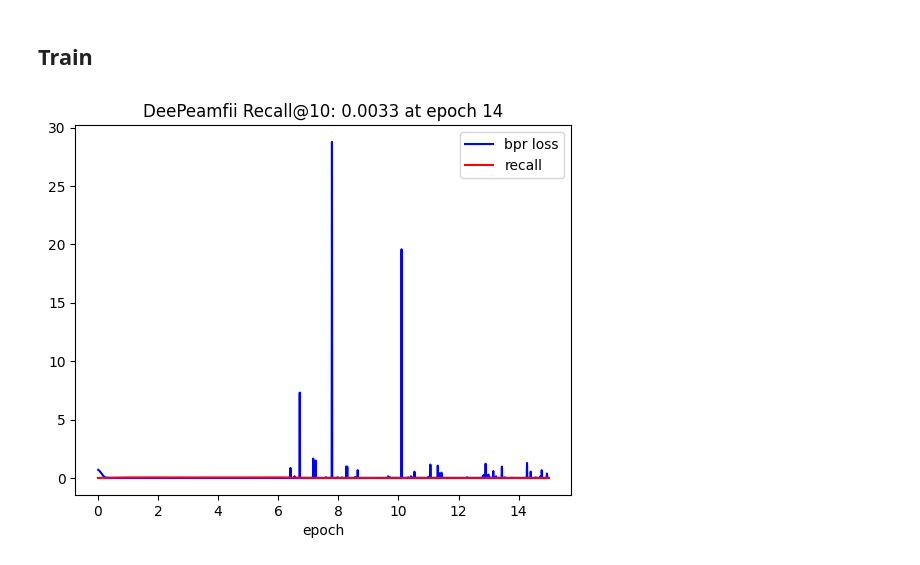
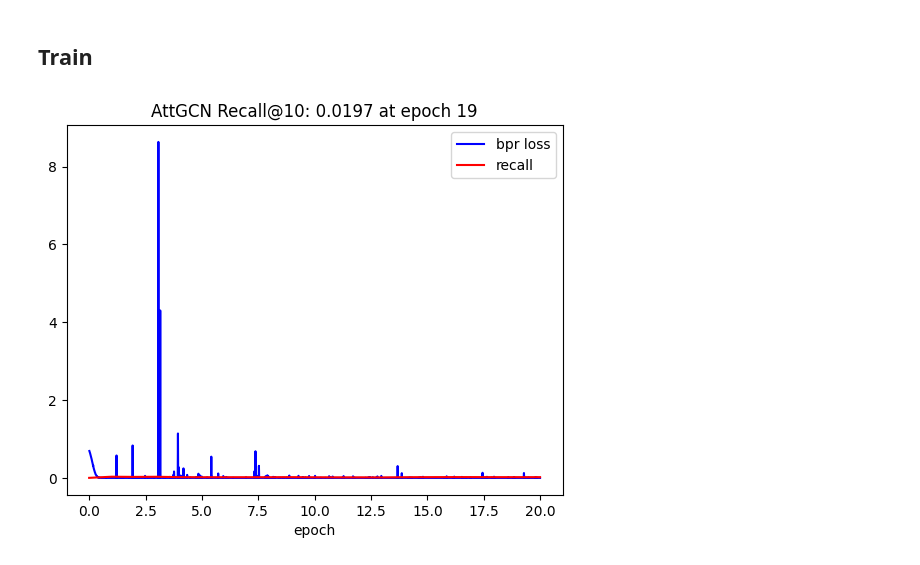
Before and after one commit to donglinkang2021/LKGCN, a Jupyter notebook: new_model_BPR.ipynb, the cells around one changed output. Saved outputs shown, nothing was run; the diff lists cells and outputs as text; code cells hidden in the pictures.

```diff
--- a/new_model_BPR.ipynb
+++ b/new_model_BPR.ipynb
@@ -16,11 +16,11 @@ len(train_loader)
 # %% [markdown]
 ## Model Config
 # %%
-from gcn.attention import DeePeamfii
+from gcn.attention import AttGCN
 from gcn.loss import BPRLoss
 device = "cuda" if torch.cuda.is_available() else "cpu"
 n_factors = 10
-model = DeePeamfii(num_users, num_items, n_factors)
+model = AttGCN(num_users, num_items, n_factors)
 model.to(device)
 learning_rate, weight_decay = 0.01, 1e-5
 optimizer = torch.optim.Adam(model.parameters(), lr = learning_rate, weight_decay=weight_decay)
@@ -72,33 +72,33 @@ for epoch in range(num_epochs):
         train_epoch_perc.append((batch+1)/ len(train_loader) + epoch)
         train_loss.append(loss.item())
         print(f'step:{batch+1}/{len(train_loader)} epoch:{epoch}/{num_epochs} loss:{train_loss[-1]}')
 
 
     with torch.no_grad():
         recall = evaluate_ranking(
             model,
             test_candidates,
             train_candidates,
             num_users,
             num_items,
             top_k = topk
         )
         recall_list.append(recall)
         epoch_list.append(epoch+1)
 
 
     scheduler.step()
 
     ani.clear()
     ani.ax.plot(train_epoch_perc, train_loss, color='b', label='bpr loss')
     ani.ax.plot(epoch_list, recall_list, color='r', label='recall')
     ani.ax.set_xlabel('epoch')
     ani.ax.legend()
-    ani.ax.set_title(f'DeePeamfii Recall@{topk}: {recall_list[-1]:.4f} at epoch {epoch}')
+    ani.ax.set_title(f'AttGCN Recall@{topk}: {recall_list[-1]:.4f} at epoch {epoch}')
     ani.render()
 
-    print(f'DeePeamfii Recall@{topk}: {recall_list[-1]:.4f} at epoch {epoch}')
+    print(f'AttGCN Recall@{topk}: {recall_list[-1]:.4f} at epoch {epoch}')
 
 ani.close()
 # %% [output]
-[figure, old version]
+[figure, new version]
```
Also changed, not shown: parts of 4 cells of this notebook, 4 other files.
